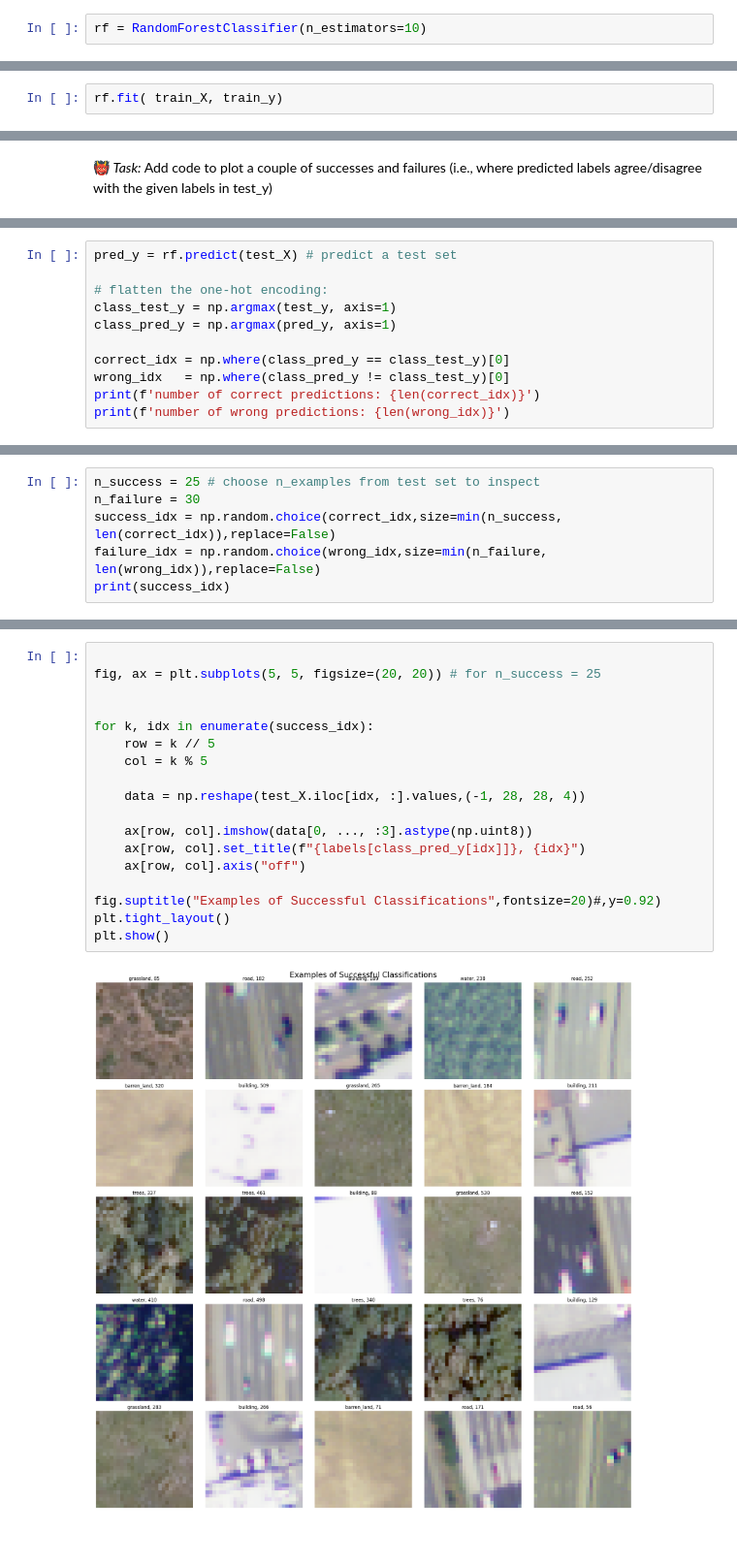
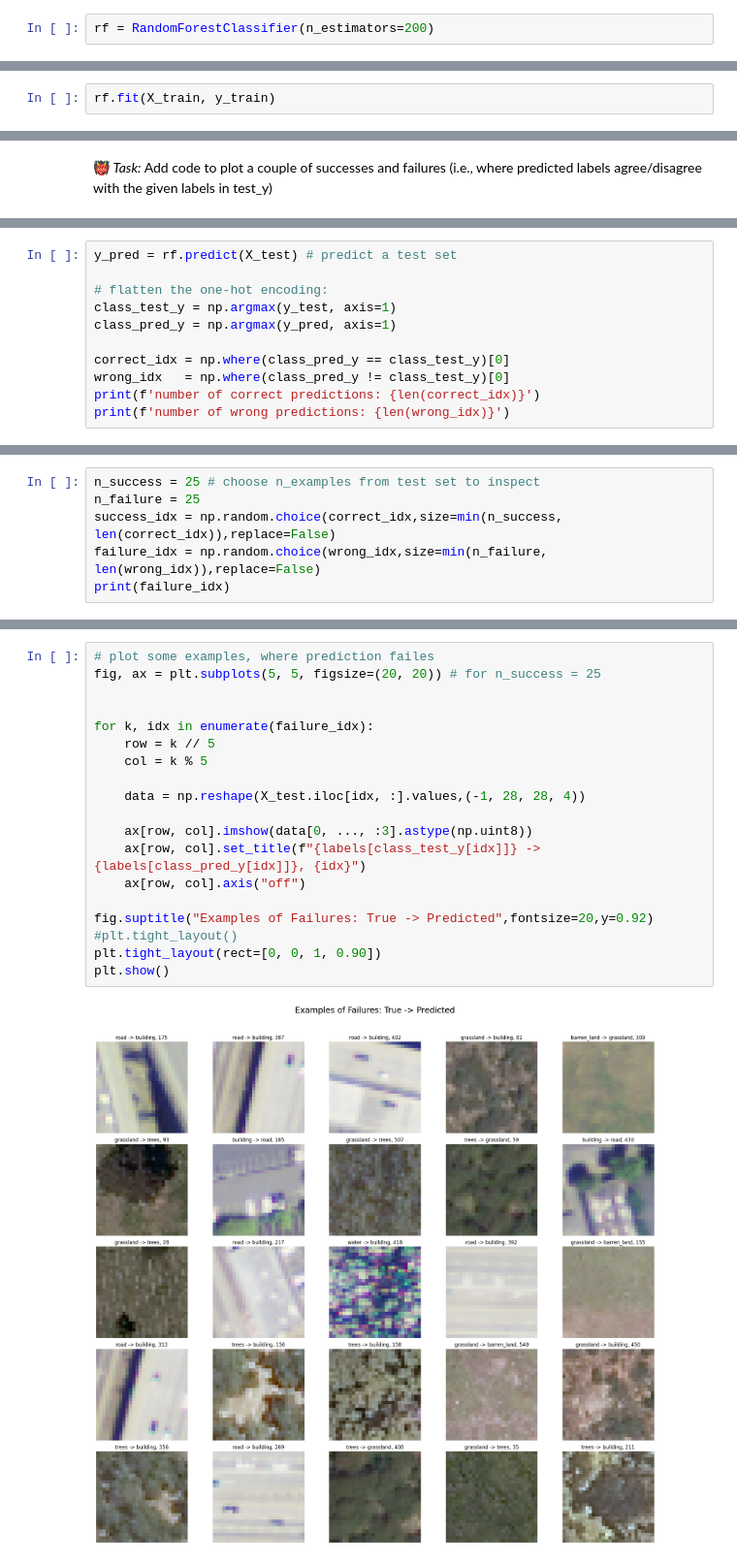
Before and after one commit to Ameisenweg/remote-sensing-lc-db, a Jupyter notebook: Random_forest_classifier_on_remote_sensing_image.ipynb, the cells around one changed output, grey strips where cells are left out. Shown at 97% size. Drawn from its saved outputs; the diff is of its cells as text.

```diff
--- a/Random_forest_classifier_on_remote_sensing_image.ipynb
+++ b/Random_forest_classifier_on_remote_sensing_image.ipynb
@@ -260,9 +251,9 @@ train_X
 # %% [markdown]
 ## Define and intialize random classifier from scikit-learn
 # %%
-rf = RandomForestClassifier(n_estimators=10)
+rf = RandomForestClassifier(n_estimators=200)
 # %% [markdown]
 ## Train the random forest
 # %%
-rf.fit( train_X, train_y)
+rf.fit(X_train, y_train)
 # %% [output]
@@ -288,9 +271,9 @@ print(pred_y.shape)
 # %%
-pred_y = rf.predict(test_X) # predict a test set
+y_pred = rf.predict(X_test) # predict a test set
 
 # flatten the one-hot encoding:
-class_test_y = np.argmax(test_y, axis=1)
-class_pred_y = np.argmax(pred_y, axis=1)
+class_test_y = np.argmax(y_test, axis=1)
+class_pred_y = np.argmax(y_pred, axis=1)
 
 correct_idx = np.where(class_pred_y == class_test_y)[0]
 wrong_idx   = np.where(class_pred_y != class_test_y)[0]
@@ -302,7 +288,7 @@ number of wrong predictions: 59
 # %%
 n_success = 25 # choose n_examples from test set to inspect
-n_failure = 30
+n_failure = 25
 success_idx = np.random.choice(correct_idx,size=min(n_success, len(correct_idx)),replace=False)
 failure_idx = np.random.choice(wrong_idx,size=min(n_failure, len(wrong_idx)),replace=False)
-print(success_idx)
+print(failure_idx)
 # %% [output]
@@ -315,20 +299,21 @@ road
 # %%
-
+# plot some examples, where prediction failes
 fig, ax = plt.subplots(5, 5, figsize=(20, 20)) # for n_success = 25
 
 
-for k, idx in enumerate(success_idx):
+for k, idx in enumerate(failure_idx):
     row = k // 5
     col = k % 5
 
-    data = np.reshape(test_X.iloc[idx, :].values,(-1, 28, 28, 4))
+    data = np.reshape(X_test.iloc[idx, :].values,(-1, 28, 28, 4))
 
     ax[row, col].imshow(data[0, ..., :3].astype(np.uint8))
-    ax[row, col].set_title(f"{labels[class_pred_y[idx]]}, {idx}")
+    ax[row, col].set_title(f"{labels[class_test_y[idx]]} -> {labels[class_pred_y[idx]]}, {idx}")
     ax[row, col].axis("off")
 
-fig.suptitle("Examples of Successful Classifications",fontsize=20)#,y=0.92)
-plt.tight_layout()
+fig.suptitle("Examples of Failures: True -> Predicted",fontsize=20,y=0.92)
+#plt.tight_layout()
+plt.tight_layout(rect=[0, 0, 1, 0.90])
 plt.show()
 # %% [output]
-[figure, old version]
+[figure, new version]
```
Also changed, not shown: parts of 25 cells of this notebook.
